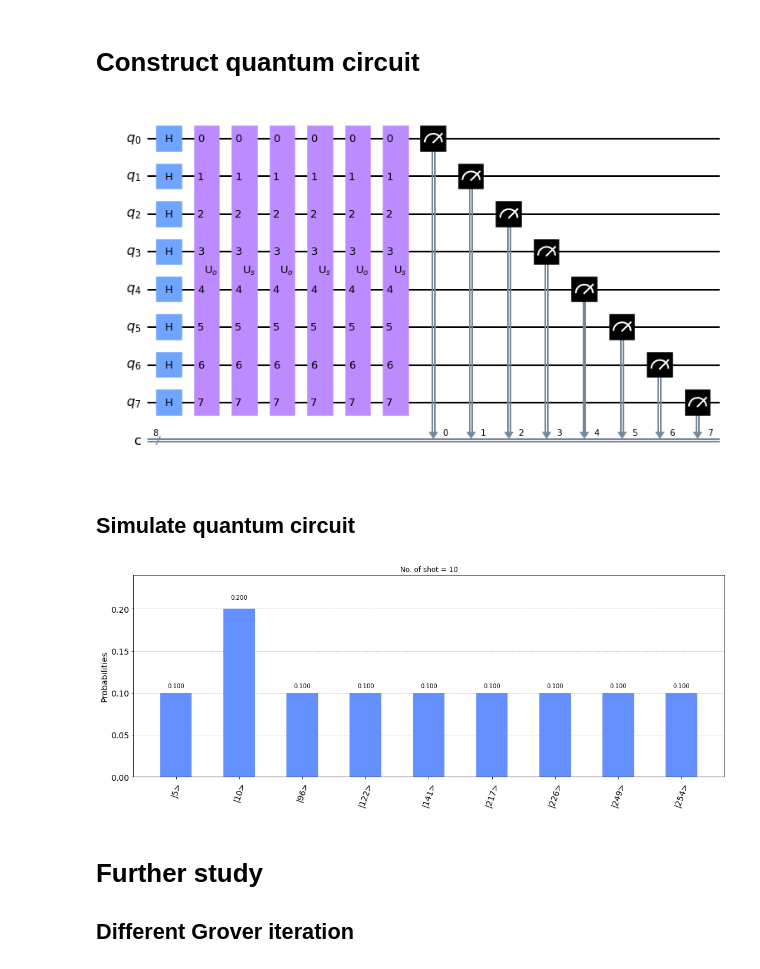
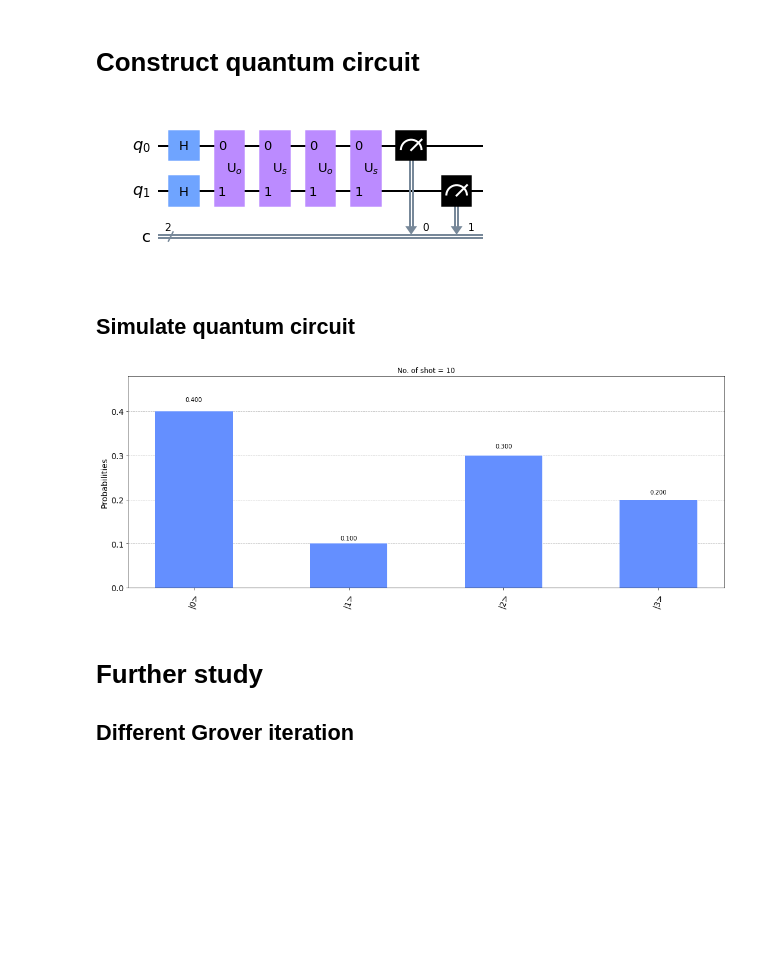
Before and after one commit to Jonathanchan1996/QM_Sandbox, a Jupyter notebook: finalProjSub.ipynb, the cells around one changed output. Saved outputs shown, nothing was run; the diff lists cells and outputs as text; code cells hidden in the pictures; blank space fills up the shorter version.

```diff
--- a/finalProjSub.ipynb
+++ b/finalProjSub.ipynb
@@ -57,16 +57,16 @@ def grover(noQubit, winners, loopTime=None):
 # %% [markdown]
 # Construct quantum circuit
 # %%
-n = 8 #number of qubit
+n = 2 #number of qubit
 #x = int('01', 2)
-winners = [10] #Winner(s) list
+winners = [2] #Winner(s) list
 qc = grover(n, winners)
 #qc.draw()
 fig, ax = plt.subplots(ncols=1, figsize=(15,6))
 qc.draw(output='mpl', ax=ax)
 #fig.savefig('result/circuit'+str(n)+'qb_'+str(winner)+'win.png')
 # %% [output]
-[figure, old version]
+[figure, new version]
 # %% [markdown]
 ## Simulate quantum circuit
 # %%
@@ -85,7 +85,7 @@ fig.tight_layout()
 #fig.savefig('result/result'+str(n)+'qb_'+str(winner)+'win.png')
 #fig.savefig('result/result'+str(n)+'qb_'+str(winner)+'win.png')
 # %% [output]
-[figure, old version]
+[figure, new version]
 # %% [markdown]
 # Further study
 ## Different Grover iteration
```
Also changed, not shown: 1 other file.
